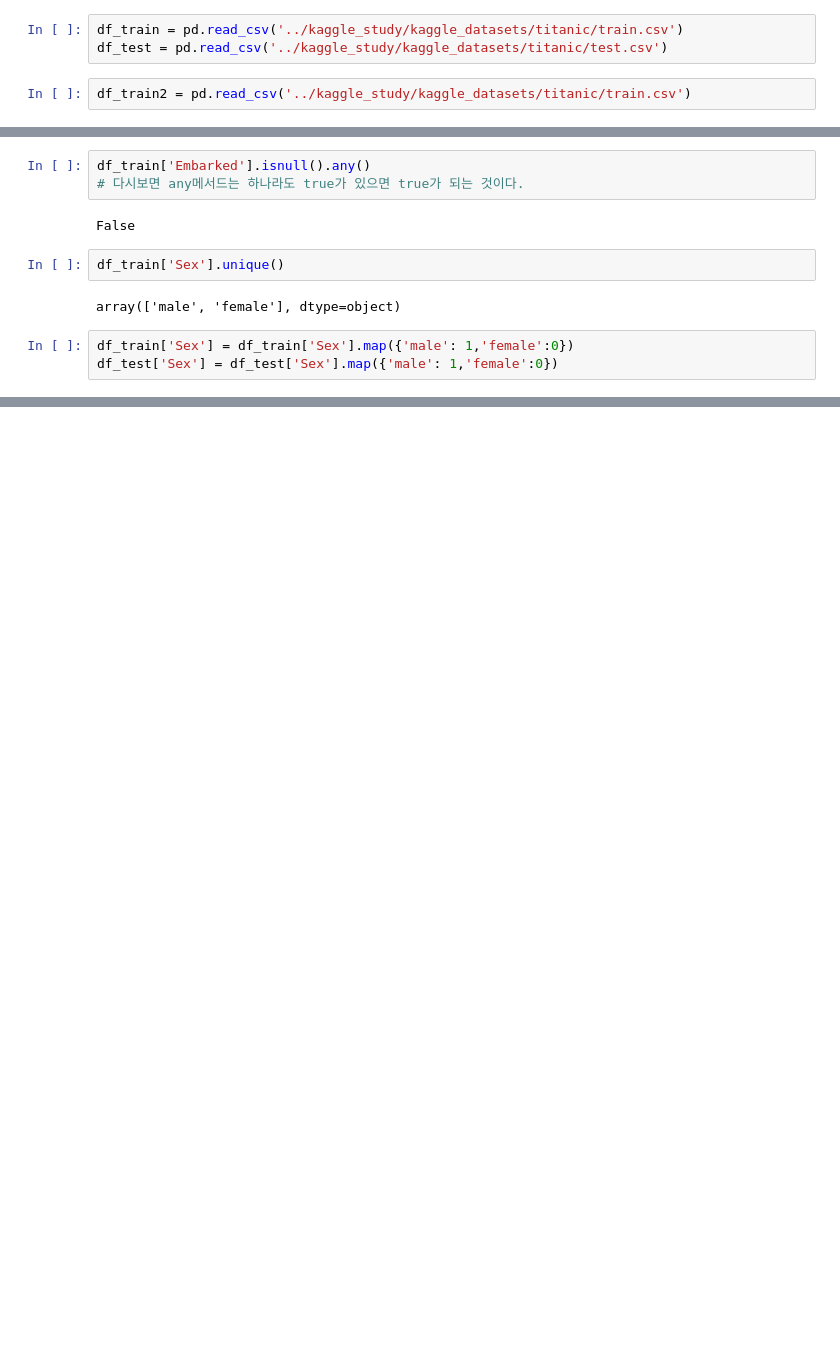
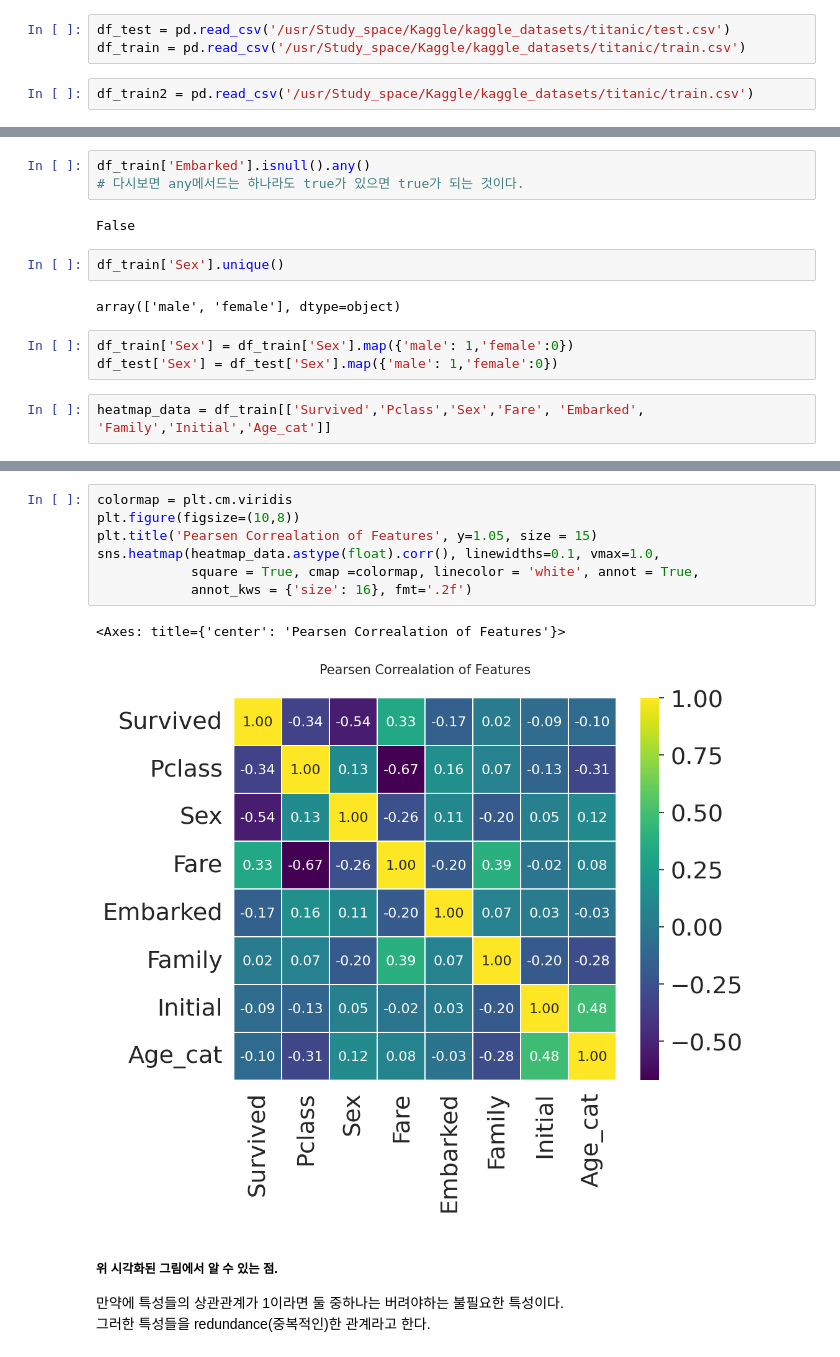
Before and after one commit to TaeJeong-Park-dev/Kaggle, a Jupyter notebook: Titanic/myfirst_data_analysis_for_titanic.ipynb, the cells around one changed output, grey strips where cells are left out. Cells and saved outputs as stored; diff of their text form; blank space fills up the shorter version.

Commit message:
24.03.04 / 각 특성들간의 correalation(상관관계)를 확인 및 시각화하는 것을 학습

```diff
--- a/Titanic/myfirst_data_analysis_for_titanic.ipynb
+++ b/Titanic/myfirst_data_analysis_for_titanic.ipynb
@@ -13,11 +13,11 @@ warnings.filterwarnings('ignore')
 
 # 이 맷플롯립 인라인을 작성을 해주면 라인 바로 아래에 그림을 그려준다. 창을 띄우지 않고.
 %matplotlib inline
+# %%
+df_test = pd.read_csv('/usr/Study_space/Kaggle/kaggle_datasets/titanic/test.csv')
+df_train = pd.read_csv('/usr/Study_space/Kaggle/kaggle_datasets/titanic/train.csv')
 # %%
-df_train = pd.read_csv('../kaggle_study/kaggle_datasets/titanic/train.csv')
-df_test = pd.read_csv('../kaggle_study/kaggle_datasets/titanic/test.csv')
+df_train2 = pd.read_csv('/usr/Study_space/Kaggle/kaggle_datasets/titanic/train.csv')
-# %%
-df_train2 = pd.read_csv('../kaggle_study/kaggle_datasets/titanic/train.csv')
 # %%
 df_train.head(100)
 # %% [output]
@@ -914,3 +914,5 @@ array(['male', 'female'], dtype=object)
 # %%
 df_train['Sex'] = df_train['Sex'].map({'male': 1,'female':0})
 df_test['Sex'] = df_test['Sex'].map({'male': 1,'female':0})
+# %%
+heatmap_data = df_train[['Survived','Pclass','Sex','Fare', 'Embarked', 'Family','Initial','Age_cat']]
@@ -916,0 +951,14 @@ df_test['Sex'] = df_test['Sex'].map({'male': 1,'female':0})
+# %%
+colormap = plt.cm.viridis
+plt.figure(figsize=(10,8))
+plt.title('Pearsen Correalation of Features', y=1.05, size = 15)
+sns.heatmap(heatmap_data.astype(float).corr(), linewidths=0.1, vmax=1.0,
+            square = True, cmap =colormap, linecolor = 'white', annot = True,
+            annot_kws = {'size': 16}, fmt='.2f')
+# %% [output]
+<Axes: title={'center': 'Pearsen Correalation of Features'}>
+[figure, added]
+# %% [markdown]
+##### 위 시각화된 그림에서 알 수 있는 점.
+만약에 특성들의 상관관계가 1이라면 둘 중하나는 버려야하는 불필요한 특성이다.<br>
+그러한 특성들을 redundance(중복적인)한 관계라고 한다.
```
Also changed, not shown: parts of 3 cells of this notebook.
